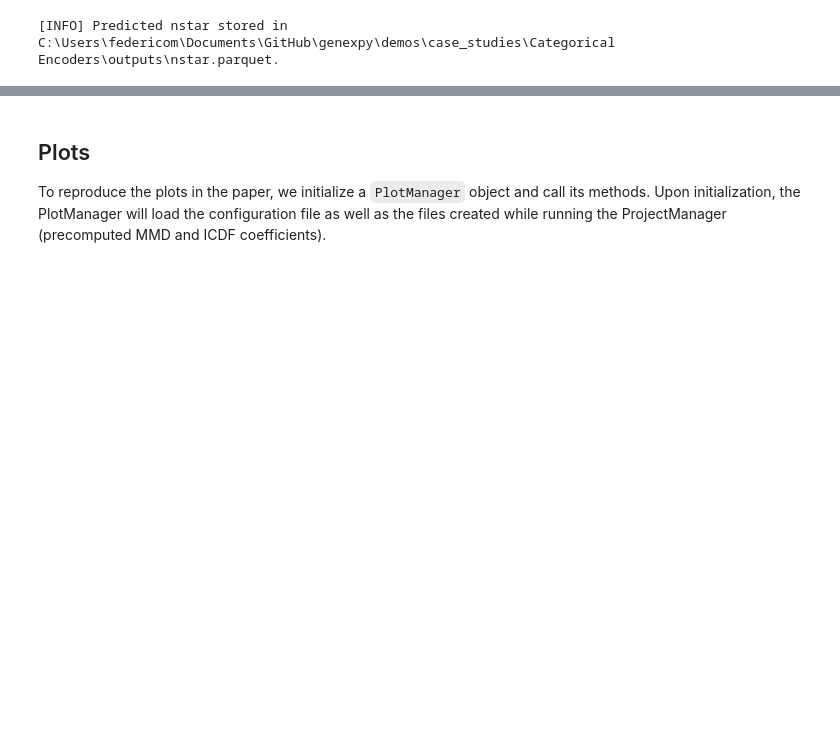
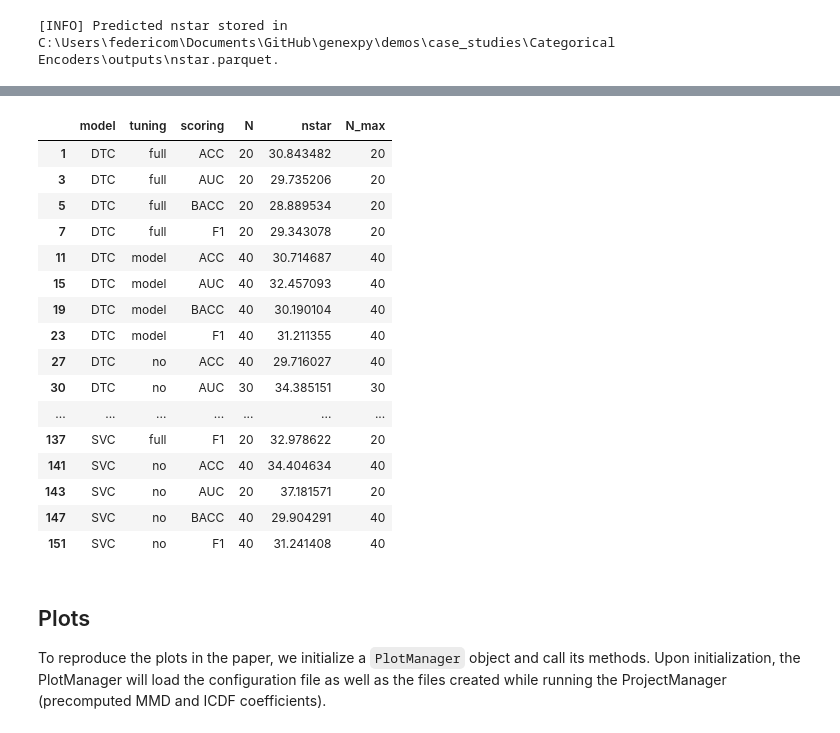
Before and after one commit to DrCohomology/genexpy, a Jupyter notebook: demos/case_studies/Categorical Encoders/generalizability_analysis.ipynb, the cells around one changed output, grey strips where cells are left out. Drawn from its saved outputs; the diff is of its cells as text; code cells hidden in the pictures; blank space fills up the shorter version.

```diff
--- a/demos/case_studies/Categorical Encoders/generalizability_analysis.ipynb
+++ b/demos/case_studies/Categorical Encoders/generalizability_analysis.ipynb
@@ -82,3 +86,35 @@ df_nstar = main.generalizability_analysis()
+# %%
+import pandas as pd
+
+alpha = 0.95
+delta = 0.05
+kernel = "JaccardKernel(k=1)"
+method = "embedding"
+
+dftmp = df_nstar.query("alpha == @alpha and delta == @delta and kernel == @kernel and method == @method")
+dftmp = dftmp.groupby(main.configuration_factors + ["N"])["nstar"].mean().reset_index()
+Nmax = dftmp.groupby(main.configuration_factors)["N"].max()
+dftmp = pd.merge(dftmp, Nmax, on=main.configuration_factors, suffixes=("", "_max"))
+dftmp = dftmp.query("N == N_max")
+dftmp
+# %% [output]
+|  | model | tuning | scoring | N | nstar | N_max |
+| 1 | DTC | full | ACC | 20 | 30.843482 | 20 |
+| 3 | DTC | full | AUC | 20 | 29.735206 | 20 |
+| 5 | DTC | full | BACC | 20 | 28.889534 | 20 |
+| 7 | DTC | full | F1 | 20 | 29.343078 | 20 |
+| 11 | DTC | model | ACC | 40 | 30.714687 | 40 |
+| 15 | DTC | model | AUC | 40 | 32.457093 | 40 |
+| 19 | DTC | model | BACC | 40 | 30.190104 | 40 |
+| 23 | DTC | model | F1 | 40 | 31.211355 | 40 |
+| 27 | DTC | no | ACC | 40 | 29.716027 | 40 |
+| 30 | DTC | no | AUC | 30 | 34.385151 | 30 |
+| ... | ... | ... | ... | ... | ... | ... |
+| 137 | SVC | full | F1 | 20 | 32.978622 | 20 |
+| 141 | SVC | no | ACC | 40 | 34.404634 | 40 |
+| 143 | SVC | no | AUC | 20 | 37.181571 | 20 |
+| 147 | SVC | no | BACC | 40 | 29.904291 | 40 |
+| 151 | SVC | no | F1 | 40 | 31.241408 | 40 |
 # %% [markdown]
 ## Plots
 
```
Also changed, not shown: parts of 2 cells of this notebook, 7 other files.
